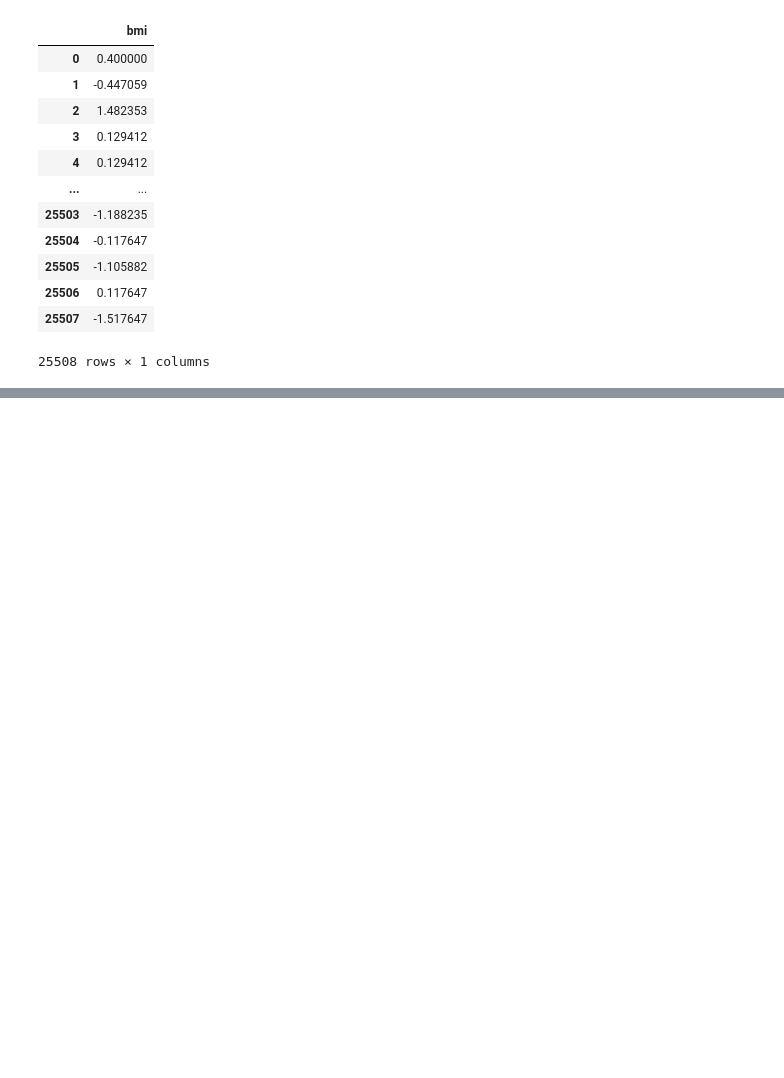
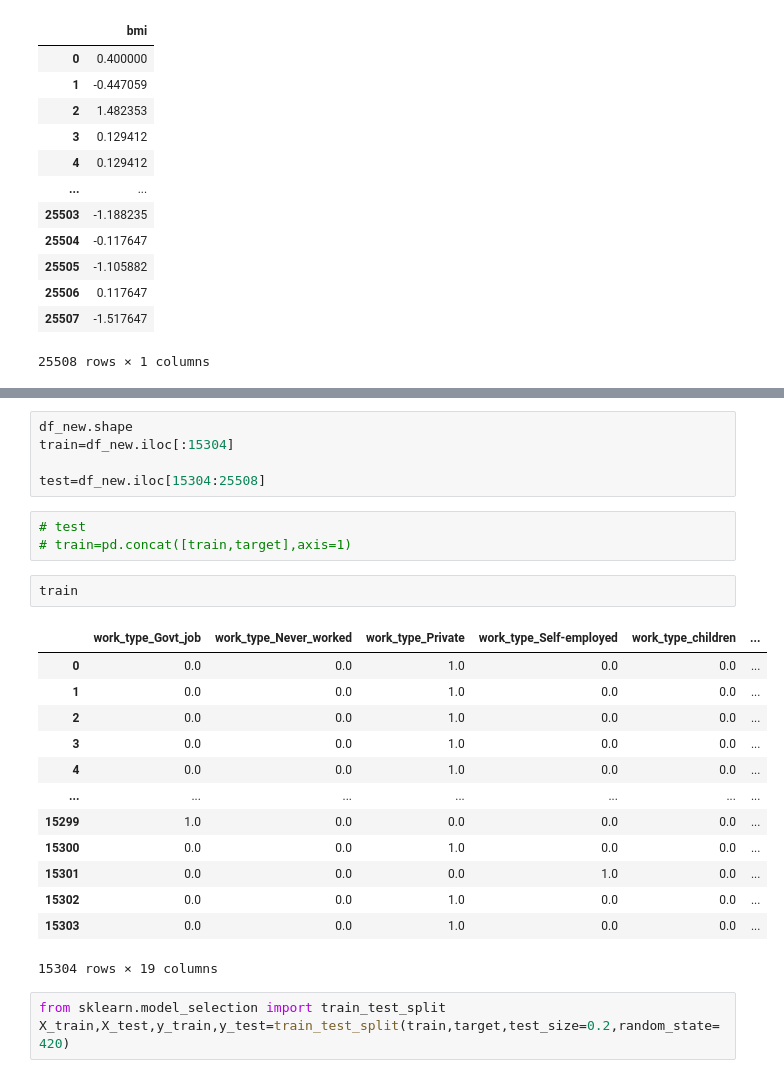
Before and after one commit to MajorCode869/Data_Science_Learning, a Jupyter notebook: playground-stroke-detection.ipynb, the cells around one changed output, grey strips where cells are left out. Saved outputs shown, nothing was run; the diff lists cells and outputs as text; blank space fills up the shorter version.

```diff
--- a/playground-stroke-detection.ipynb
+++ b/playground-stroke-detection.ipynb
@@ -390,0 +467,27 @@ dumm8
+# %%
+df_new.shape
+train=df_new.iloc[:15304]
+
+test=df_new.iloc[15304:25508]
+# %%
+# test
+# train=pd.concat([train,target],axis=1)
+# %%
+train
+# %% [output]
+|  | work_type_Govt_job | work_type_Never_worked | work_type_Private | work_type_Self-employed | work_type_children | ... |
+| 0 | 0.0 | 0.0 | 1.0 | 0.0 | 0.0 | ... |
+| 1 | 0.0 | 0.0 | 1.0 | 0.0 | 0.0 | ... |
+| 2 | 0.0 | 0.0 | 1.0 | 0.0 | 0.0 | ... |
+| 3 | 0.0 | 0.0 | 1.0 | 0.0 | 0.0 | ... |
+| 4 | 0.0 | 0.0 | 1.0 | 0.0 | 0.0 | ... |
+| ... | ... | ... | ... | ... | ... | ... |
+| 15299 | 1.0 | 0.0 | 0.0 | 0.0 | 0.0 | ... |
+| 15300 | 0.0 | 0.0 | 1.0 | 0.0 | 0.0 | ... |
+| 15301 | 0.0 | 0.0 | 0.0 | 1.0 | 0.0 | ... |
+| 15302 | 0.0 | 0.0 | 1.0 | 0.0 | 0.0 | ... |
+| 15303 | 0.0 | 0.0 | 1.0 | 0.0 | 0.0 | ... |
+15304 rows × 19 columns
+# %%
+from sklearn.model_selection import train_test_split
+X_train,X_test,y_train,y_test=train_test_split(train,target,test_size=0.2,random_state=420)
```
Also changed, not shown: parts of 14 cells of this notebook.
